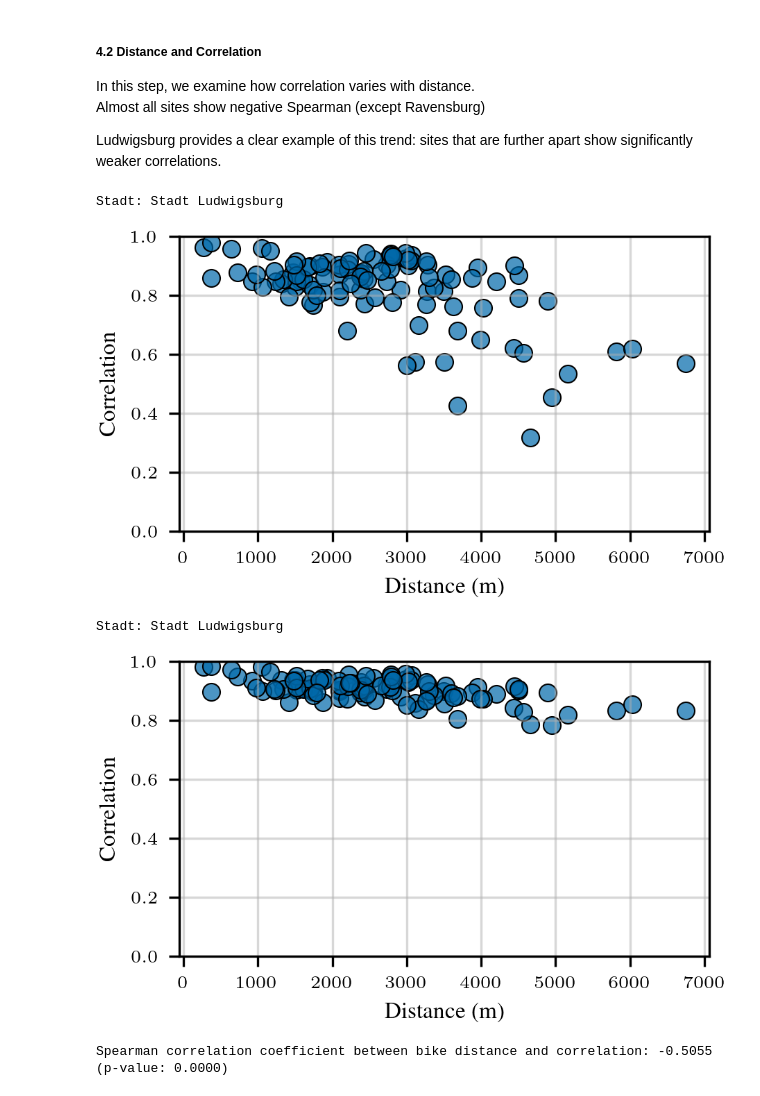
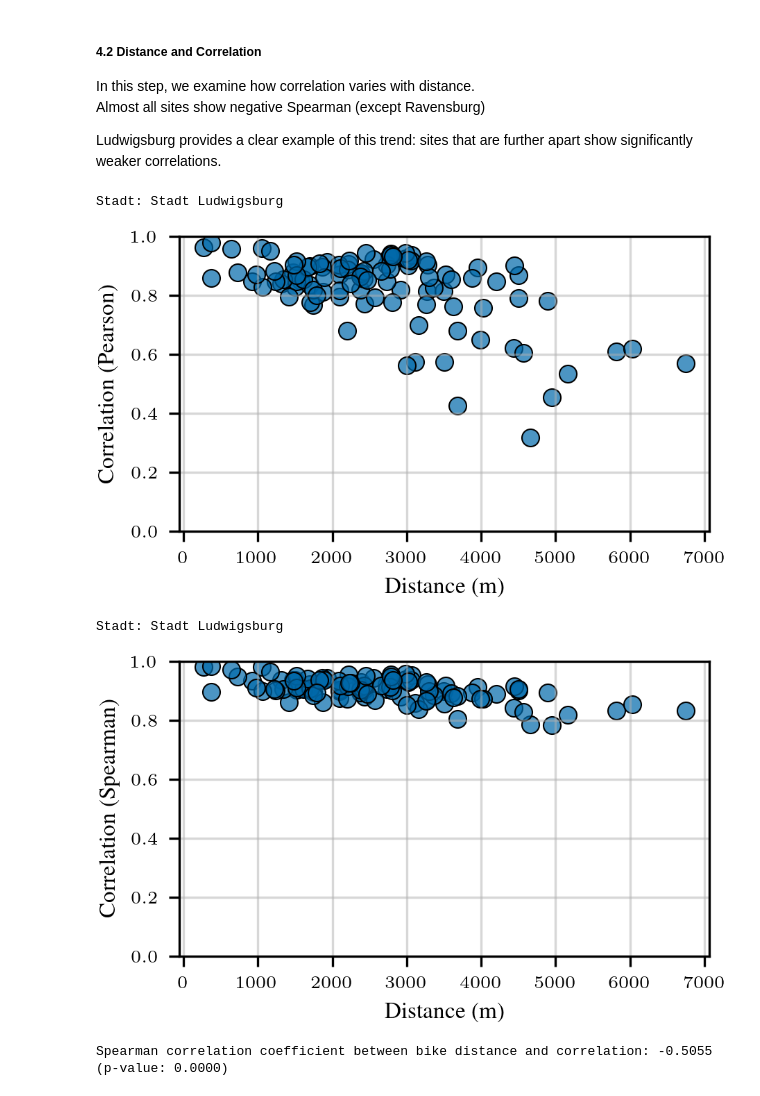
Before and after one commit to cleesee/fahrradzaehler, a Jupyter notebook: notebooks/distcorr_updated.ipynb, the cells around one changed output. Cells and saved outputs as stored; diff of their text form; code cells hidden in the pictures.

```diff
--- a/notebooks/distcorr_updated.ipynb
+++ b/notebooks/distcorr_updated.ipynb
@@ -552,7 +552,7 @@ for i in range(len(sites1)):
         distance_values.append(distance)
         correlations.append(correlation)
 
-filename = f"bike_distance_vs_correlation_{title_domain.replace(' ', '_').lower()}.pdf"
+filename = f"bike_distance_vs_correlation_PEARSON_{title_domain.replace(' ', '_').lower()}.pdf"
 filepath = distcorr_plot_dir / filename
 
 with plt.rc_context(get_style(rel_width =1, font_adjustment=0, display_dpi=300)):
@@ -560,7 +560,7 @@ with plt.rc_context(get_style(rel_width =1, font_adjustment=0, display_dpi=300))
     print("Stadt:",title_domain)
     ax.scatter(distance_values, correlations, edgecolors='black', linewidths=0.5)
     ax.set_xlabel("Distance (m)")
-    ax.set_ylabel("Correlation")
+    ax.set_ylabel("Correlation (Pearson)")
     ax.set_ylim(0, 1)
     plt.tight_layout()
     plt.grid(True, alpha=0.5)
@@ -568,37 +568,37 @@ with plt.rc_context(get_style(rel_width =1, font_adjustment=0, display_dpi=300))
     plt.show()
 # %% [output]
 Stadt: Stadt Ludwigsburg
-[figure, old version]
+[figure, new version]
 # %%
 # 4.2.1 bike distance vs correlation plot Spearman
 correlations = []
 distance_values = []
 for i in range(len(sites1)):
     for j in range(i + 1, len(sites1)):
         site1 = sites1[i]
         site2 = sites1[j]
         distance = dist_matrix.loc[site1, site2]
         correlation = corr_matrix1_spearman.loc[site1, site2]
         distance_values.append(distance)
         correlations.append(correlation)
 
-filename = f"bike_distance_vs_correlation_{title_domain.replace(' ', '_').lower()}.pdf"
+filename = f"bike_distance_vs_correlation_SPEARMAN_{title_domain.replace(' ', '_').lower()}.pdf"
 filepath = distcorr_plot_dir / filename
 
 with plt.rc_context(get_style(rel_width =1, font_adjustment=0, display_dpi=300)):
     fig, ax = plt.subplots()
     print("Stadt:",title_domain)
     ax.scatter(distance_values, correlations, edgecolors='black', linewidths=0.5)
     ax.set_xlabel("Distance (m)")
-    ax.set_ylabel("Correlation")
+    ax.set_ylabel("Correlation (Spearman)")
     ax.set_ylim(0, 1)
     plt.tight_layout()
     plt.grid(True, alpha=0.5)
     plt.savefig(filepath, dpi=300, bbox_inches="tight")
     plt.show()
 # %% [output]
 Stadt: Stadt Ludwigsburg
-[figure, old version]
+[figure, new version]
 # %%
 # spearman correlation between bike distance and correlation
 from scipy.stats import spearmanr
```
Also changed, not shown: parts of 3 cells of this notebook.
